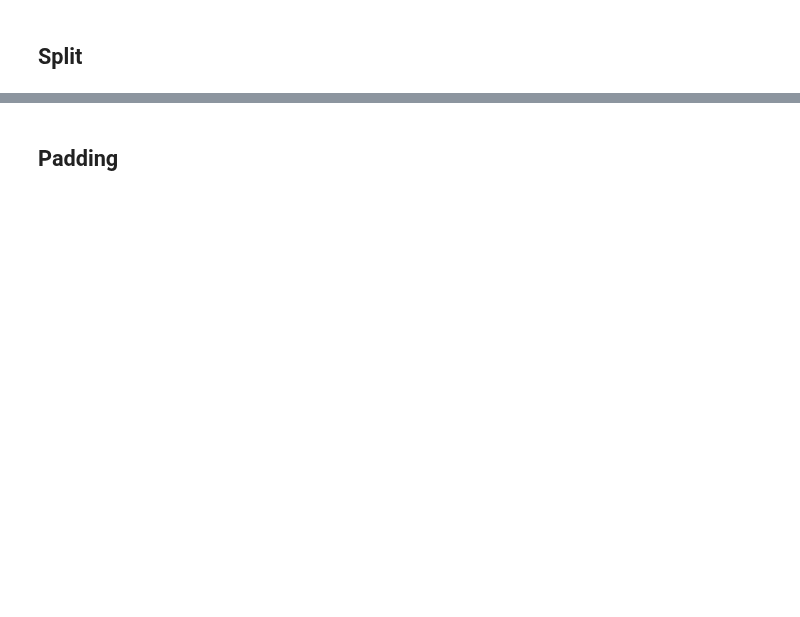
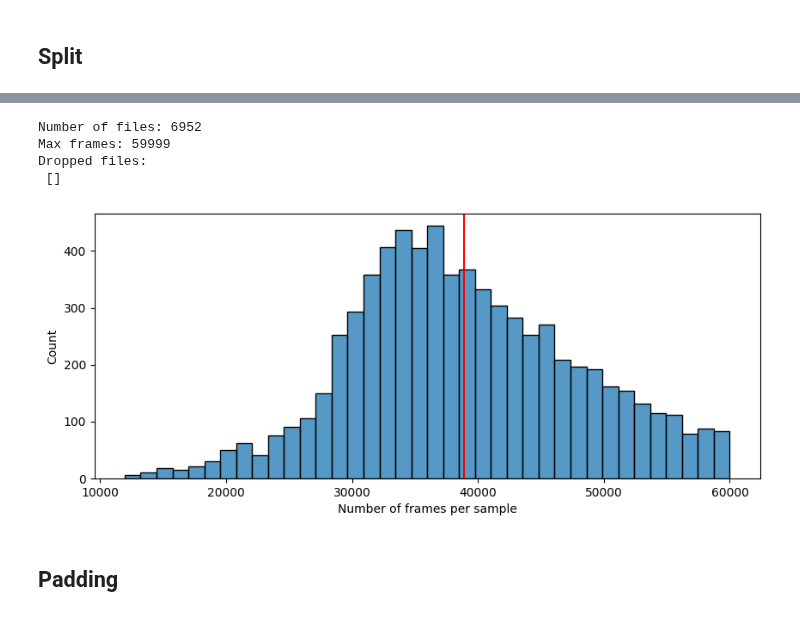
Before and after one commit to syalabi-seet/HoloMora, a Jupyter notebook: TIMIT-preprocess.ipynb, the cells around one changed output, grey strips where cells are left out. Drawn from its saved outputs; the diff is of its cells as text; code cells hidden in the pictures; blank space fills up the shorter version.

```diff
--- a/TIMIT-preprocess.ipynb
+++ b/TIMIT-preprocess.ipynb
@@ -82,21 +159,27 @@ main_dir = r"Datasets\TIMIT-dataset\data"
 # %%
-# wav_paths = glob.glob(main_dir + "/*/*/*.wav")
-# wav_paths = [path for path in wav_paths if not path in (split_files + outlier)]
-# frames = []
-# for wav_path in wav_paths:
-#     y = librosa.load(wav_path, sr=16000)[0]
-#     n_frames = len(y)
-#     frames.append(n_frames)
+wav_paths = glob.glob(main_dir + "/*/*/*.wav")
+wav_paths = [path for path in wav_paths if not path in split_files]
+frames = []
+for wav_path in wav_paths:
+    y = librosa.load(wav_path, sr=16000)[0]
+    n_frames = len(y)
+    frames.append(n_frames)
 
-# pd.DataFrame({'wav_paths': wav_paths}).to_csv("Datasets\TIMIT-dataset\data.csv", index=False)
+pd.DataFrame({'wav_paths': wav_paths}).to_csv("Datasets\TIMIT-dataset\data.csv", index=False)
 
-# print("Number of files:", len(wav_paths))
-# print("Max frames:", np.max(frames))
-# plt.figure(figsize=(10,4))
-# sns.histplot(data=frames)
-# plt.axvline(x=np.mean(frames), color='red')
-# plt.xlabel("Number of frames per sample")
-# plt.show()
+print("Number of files:", len(wav_paths))
+print("Max frames:", np.max(frames))
+plt.figure(figsize=(10, 4))
+sns.histplot(data=frames)
+plt.axvline(x=np.mean(frames), color='red')
+plt.xlabel("Number of frames per sample")
+plt.show()
+# %% [output]
+Number of files: 6952
+Max frames: 59999
+Dropped files:
+ []
+[figure, added]
 # %% [markdown]
 ## Padding
 # %%
```
Also changed, not shown: parts of 9 cells of this notebook, 1 other file.
